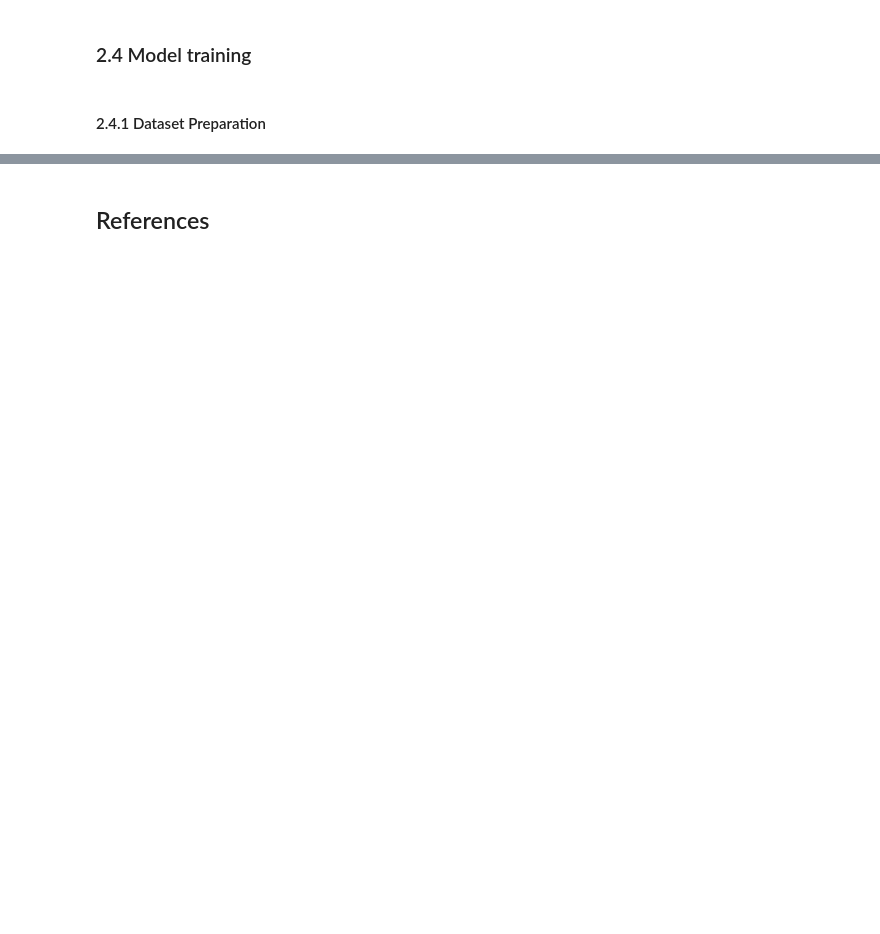
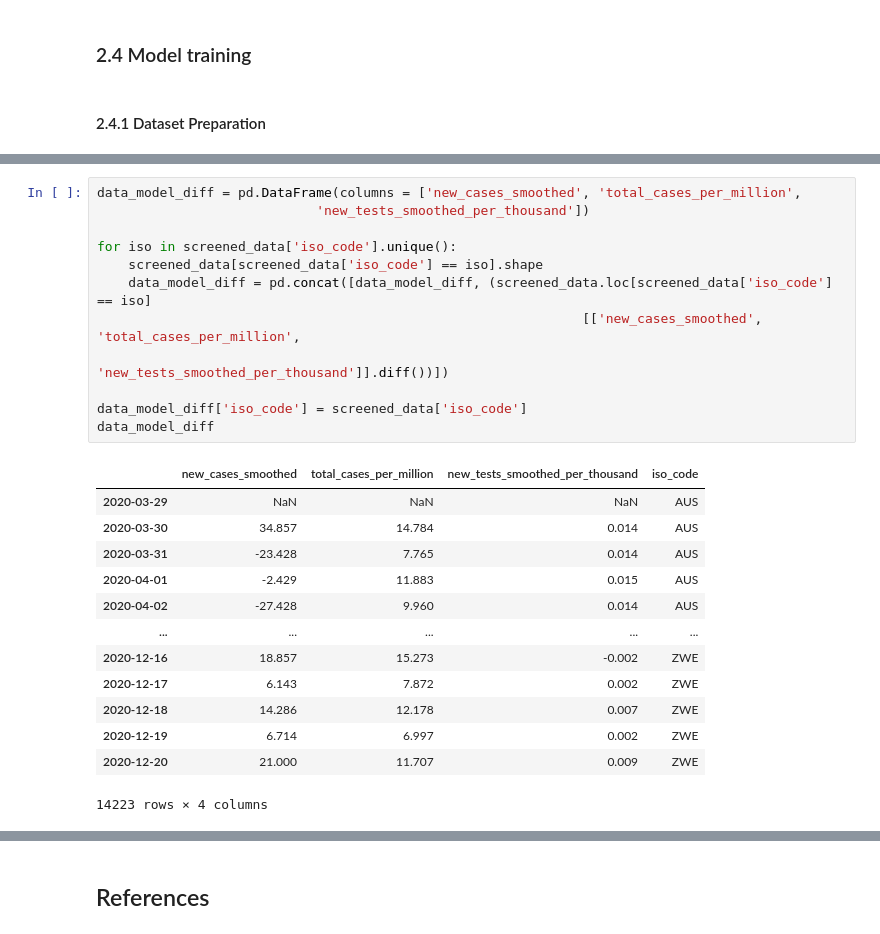
Before and after one commit to martinsM17/Covid19_Testing_Data, a Jupyter notebook: pipeline_analysis.ipynb, the cells around one changed output, grey strips where cells are left out. Cells and saved outputs as stored; diff of their text form; blank space fills up the shorter version.

```diff
--- a/pipeline_analysis.ipynb
+++ b/pipeline_analysis.ipynb
@@ -491,0 +500,26 @@ model_data = screened_data[['total_cases', 'new_cases_smoothed', 'total_deaths',
+# %%
+data_model_diff = pd.DataFrame(columns = ['new_cases_smoothed', 'total_cases_per_million',
+                            'new_tests_smoothed_per_thousand'])
+
+for iso in screened_data['iso_code'].unique():
+    screened_data[screened_data['iso_code'] == iso].shape
+    data_model_diff = pd.concat([data_model_diff, (screened_data.loc[screened_data['iso_code'] == iso]
+                                                              [['new_cases_smoothed', 'total_cases_per_million',
+                                                                'new_tests_smoothed_per_thousand']].diff())])
+
+data_model_diff['iso_code'] = screened_data['iso_code']
+data_model_diff
+# %% [output]
+|  | new_cases_smoothed | total_cases_per_million | new_tests_smoothed_per_thousand | iso_code |
+| 2020-03-29 | NaN | NaN | NaN | AUS |
+| 2020-03-30 | 34.857 | 14.784 | 0.014 | AUS |
+| 2020-03-31 | -23.428 | 7.765 | 0.014 | AUS |
+| 2020-04-01 | -2.429 | 11.883 | 0.015 | AUS |
+| 2020-04-02 | -27.428 | 9.960 | 0.014 | AUS |
+| ... | ... | ... | ... | ... |
+| 2020-12-16 | 18.857 | 15.273 | -0.002 | ZWE |
+| 2020-12-17 | 6.143 | 7.872 | 0.002 | ZWE |
+| 2020-12-18 | 14.286 | 12.178 | 0.007 | ZWE |
+| 2020-12-19 | 6.714 | 6.997 | 0.002 | ZWE |
+| 2020-12-20 | 21.000 | 11.707 | 0.009 | ZWE |
+14223 rows × 4 columns
```
Also changed, not shown: parts of 27 cells of this notebook.
